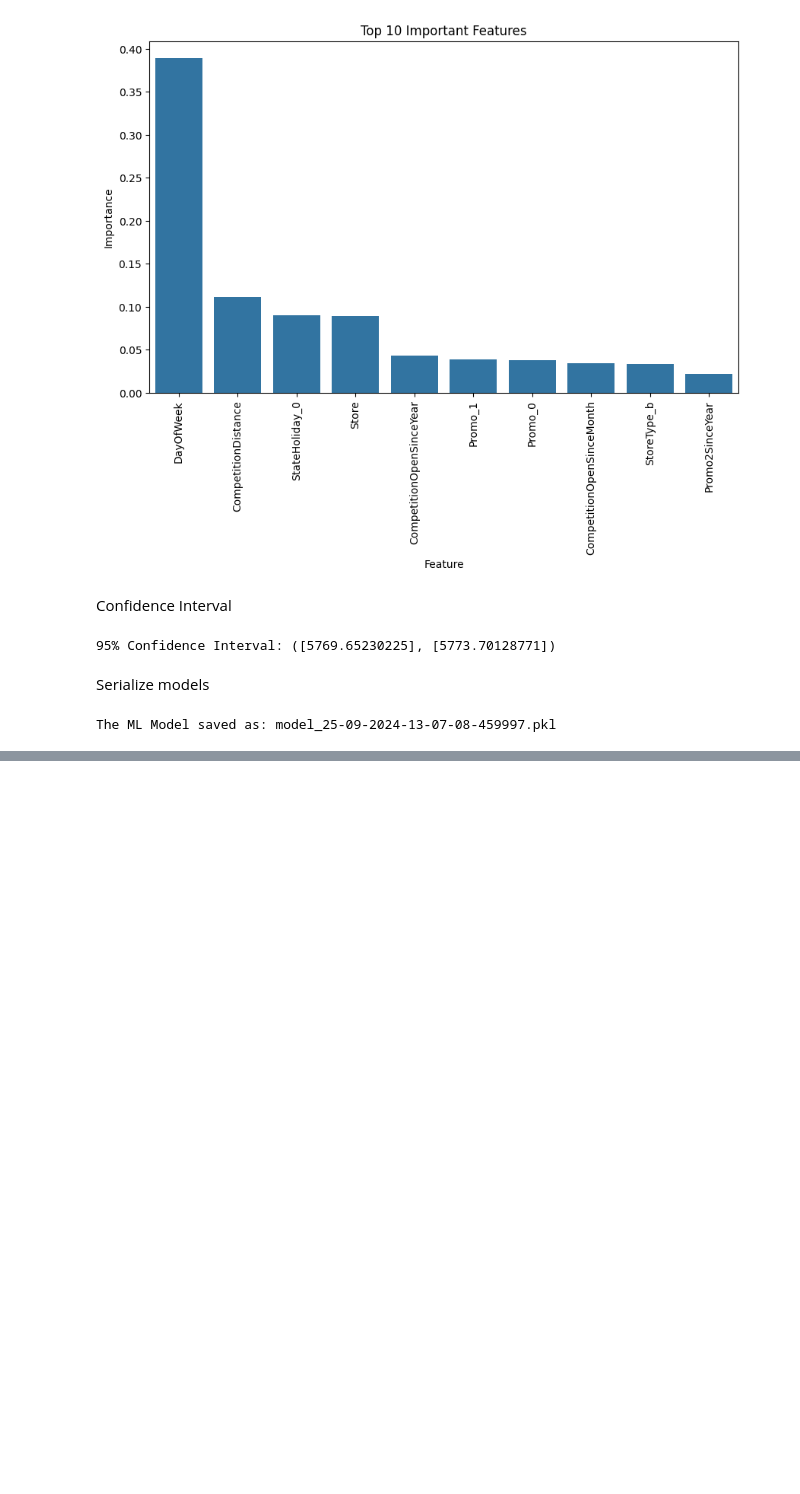
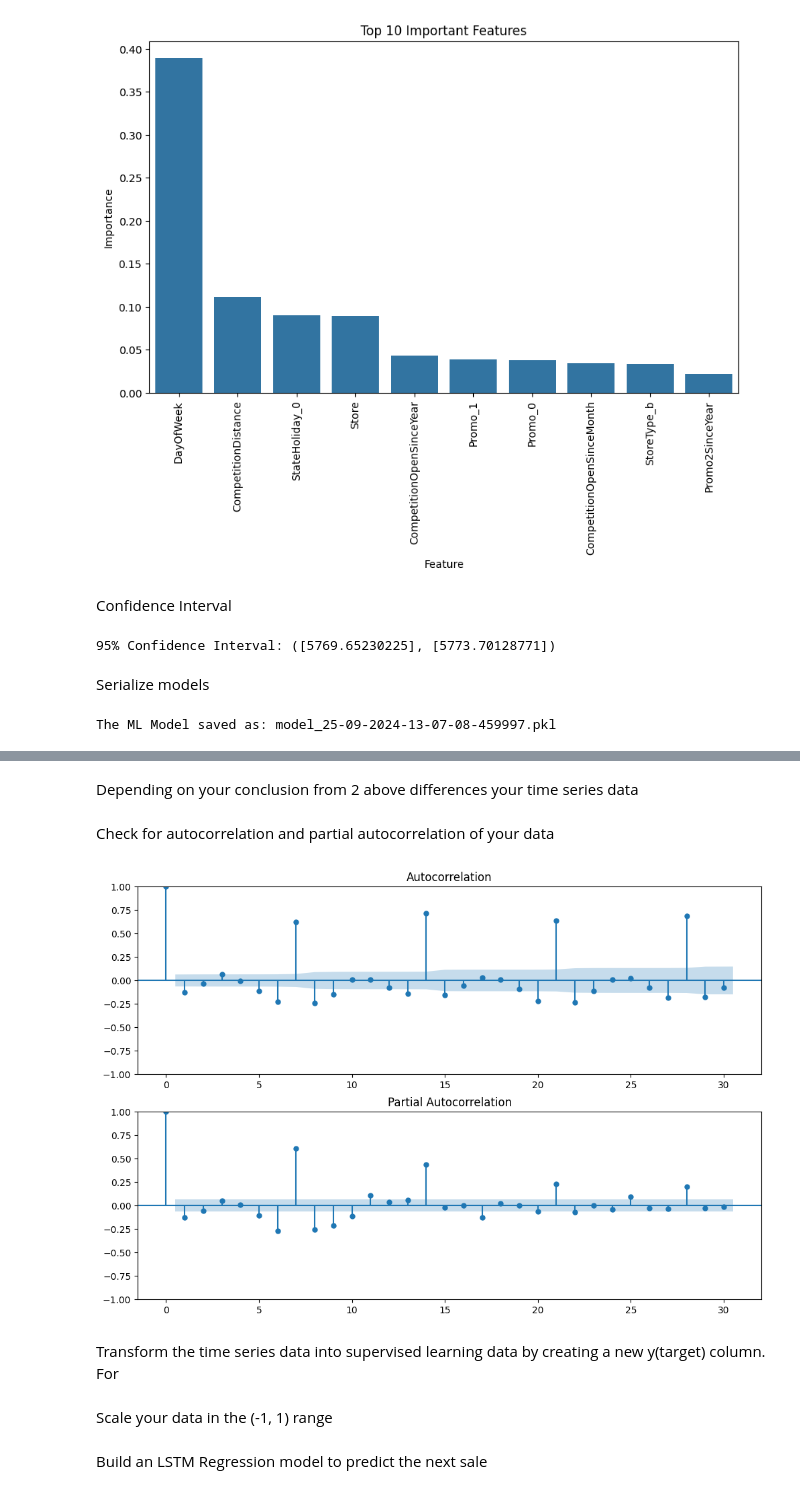
Before and after one commit to brook1167/Rossmann-Pharmaceuticals, a Jupyter notebook: notebooks/prediction_store_sales.ipynb, the cells around one changed output, grey strips where cells are left out. Drawn from its saved outputs; the diff is of its cells as text; code cells hidden in the pictures; blank space fills up the shorter version.

```diff
--- a/notebooks/prediction_store_sales.ipynb
+++ b/notebooks/prediction_store_sales.ipynb
@@ -348,0 +351,8 @@ The ML Model saved as: model_25-09-2024-13-07-08-459997.pkl
+# %%
+train_df['Date'] = pd.to_datetime(train_df['Date'])
+data = train_df[['Date', 'Store', 'Sales']]
+
+# Filter for a specific store (e.g., Store 1)
+store_data = data[data['Store'] == 1]
+store_data.set_index('Date', inplace=True)
+store_data = store_data.resample('D').sum()
@@ -348,0 +372,19 @@ The ML Model saved as: model_25-09-2024-13-07-08-459997.pkl
+# %% [markdown]
+Depending on your conclusion from 2 above differences your time series data
+# %%
+adf_result = adfuller(store_data['Sales'])
+if adf_result[1] >= 0.05:
+    store_data['Sales'] = store_data['Sales'].diff().dropna()
+# %% [markdown]
+Check for autocorrelation and partial autocorrelation of your data
+# %%
+#  plot Autocorrelation and Partial Autocorrelation
+fig, ax = plt.subplots(2, 1, figsize=(12, 8))
+plot_acf(store_data['Sales'].dropna(), lags=30, ax=ax[0])
+plot_pacf(store_data['Sales'].dropna(), lags=30, ax=ax[1])
+plt.show()
+# %% [output]
+[figure, added]
+# %% [markdown]
+Transform the time series data into supervised learning data by creating a new
+y(target) column. For
@@ -348,0 +399,2 @@ The ML Model saved as: model_25-09-2024-13-07-08-459997.pkl
+# %% [markdown]
+Scale your data in the (-1, 1) range
@@ -348,0 +409,2 @@ The ML Model saved as: model_25-09-2024-13-07-08-459997.pkl
+# %% [markdown]
+Build an LSTM Regression model to predict the next sale
```
Also changed, not shown: parts of 5 cells of this notebook.
